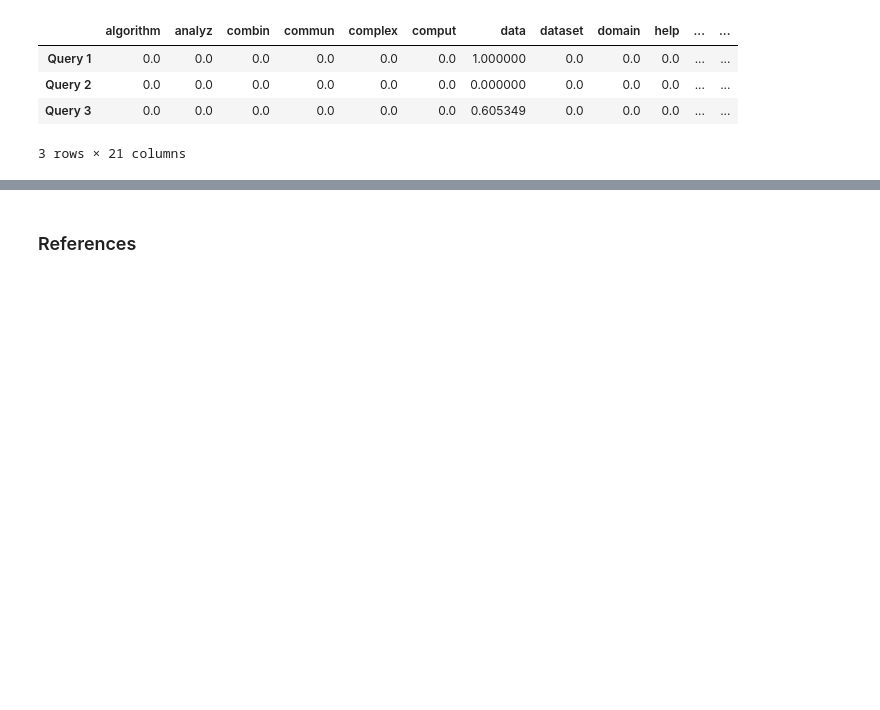
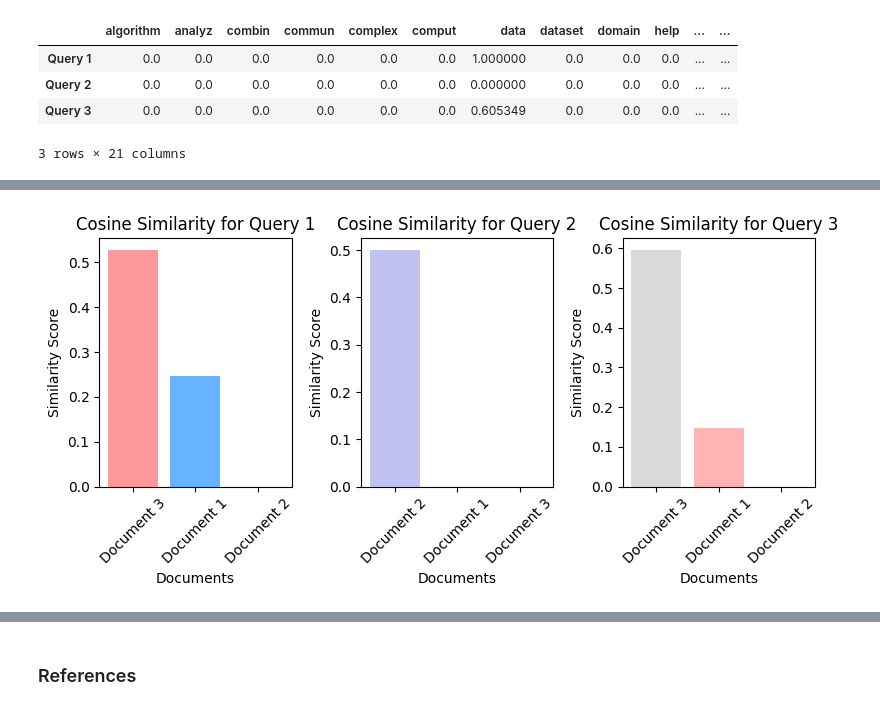
Before and after one commit to KrySenghort/TP-PDS, a Jupyter notebook: TP-03-Information-Retrieval-Models/TP3.ipynb, the cells around one changed output, grey strips where cells are left out. Drawn from its saved outputs; the diff is of its cells as text; code cells hidden in the pictures; blank space fills up the shorter version.

```diff
--- a/TP-03-Information-Retrieval-Models/TP3.ipynb
+++ b/TP-03-Information-Retrieval-Models/TP3.ipynb
@@ -214,4 +210,0 @@ array([0.50963721, 0.20367904, 0.23176065])
-# %%
-ranked_documents=sorted(cosine_similarities,reverse=True)
-print('Cosine Similary rankings:')
-display(ranked_documents)
@@ -342,16 +375,0 @@ Cosine Similarity Scores:
-# %%
-documents = [
-    "Data science combines statistics, computer science, and domain knowledge.",
-    "Machine learning algorithms can analyze large datasets and make predictions.",
-    "Data visualization helps in interpreting complex data and communicating insights."
-]
-
-from sklearn.feature_extraction.text import CountVectorizer
-
-# Initialize CountVectorizer with English stop words
-vectorizer = CountVectorizer(stop_words='english')
-
-# Retrieve and print the list of all stop words
-stop_words = vectorizer.get_stop_words()
-print("All stop words in CountVectorizer:")
-sorted(stop_words)
@@ -376,0 +376,58 @@ All stop words in CountVectorizer:
+# %%
+# Cosine Similarity Function
+def rank_documents_by_similarity(query_vectors, document_vectors):
+    """
+    Compute cosine similarity between the query vectors and document vectors,
+    and return the documents ranked by similarity for each query.
+    """
+    similarity_scores = cosine_similarity(query_vectors, document_vectors)
+
+    ranked_results = {}
+    for i, query_similarity in enumerate(similarity_scores):
+        # Sort the documents by similarity score (highest to lowest)
+        ranked_documents = sorted(enumerate(query_similarity), key=lambda x: x[1], reverse=True)
+        ranked_results[f"Query {i+1}"] = [(f"Document {doc_id+1}", score) for doc_id, score in ranked_documents]
+
+    return ranked_results
+
+# Compute similarity and rank documents for each query
+ranked_documents = rank_documents_by_similarity(query_vectors, tfidf_matrix)
+
+# Display the ranked documents for each query
+for query_id, results in ranked_documents.items():
+    print(f"{query_id} Ranking:")
+    for doc, score in results:
+        print(f"{doc} - Similarity Score: {score:.4f}")
+    print("\n")
+
+
+# Plotting the results on the same line
+fig, axes = plt.subplots(1, len(queries), figsize=(8, 4))  # 1 row, multiple columns
+
+# Define distinct color palettes for each query
+color_palettes = [
+    ['#ff9999', '#66b3ff', '#99ff99', '#ffcc99'],  # Color palette for Query 1
+    ['#c2c2f0', '#ffb3e6', '#c2f0c2', '#ff6666'],  # Color palette for Query 2
+    ['#d9d9d9', '#ffb3b3', '#c2c2c2', '#ffccff']   # Color palette for Query 3
+]
+
+# Loop through each query and plot
+for i, (query_id, results) in enumerate(ranked_documents.items()):
+    documents = [doc for doc, score in results]
+    scores = [score for doc, score in results]
+
+    # Use the color palette for the current query
+    colors = color_palettes[i]
+
+    # Plot bars with different colors
+    axes[i].bar(documents, scores, color=colors[:len(documents)])  # Limit to the number of documents
+
+    axes[i].set_title(f"Cosine Similarity for {query_id}")
+    axes[i].set_xlabel("Documents")
+    axes[i].set_ylabel("Similarity Score")
+    axes[i].tick_params(axis='x', rotation=45)  # Rotate x-axis labels for better readability
+
+# Display the plot
+plt.tight_layout()
+plt.show()
+# %% [output]
@@ -376,0 +450 @@ All stop words in CountVectorizer:
+[figure, added]
```
Also changed, not shown: parts of 13 cells of this notebook.
